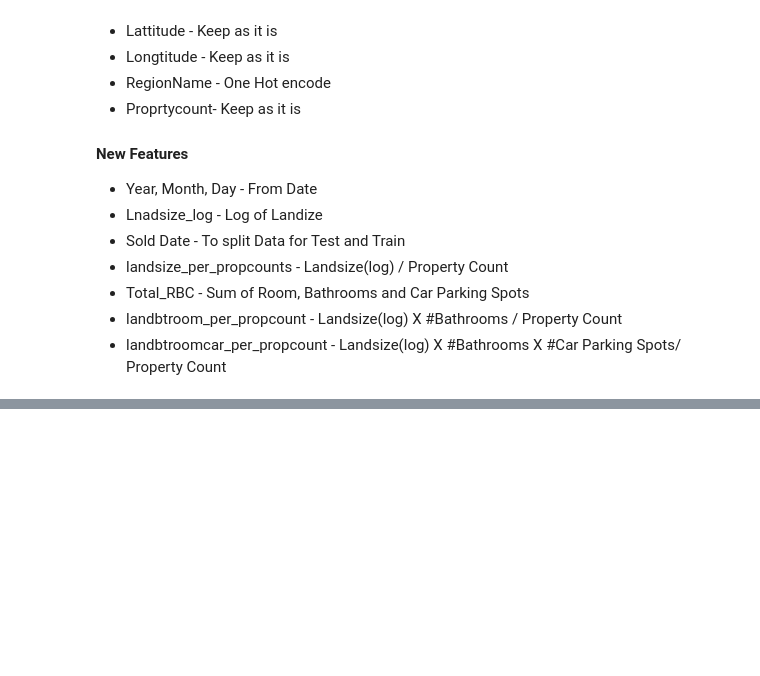
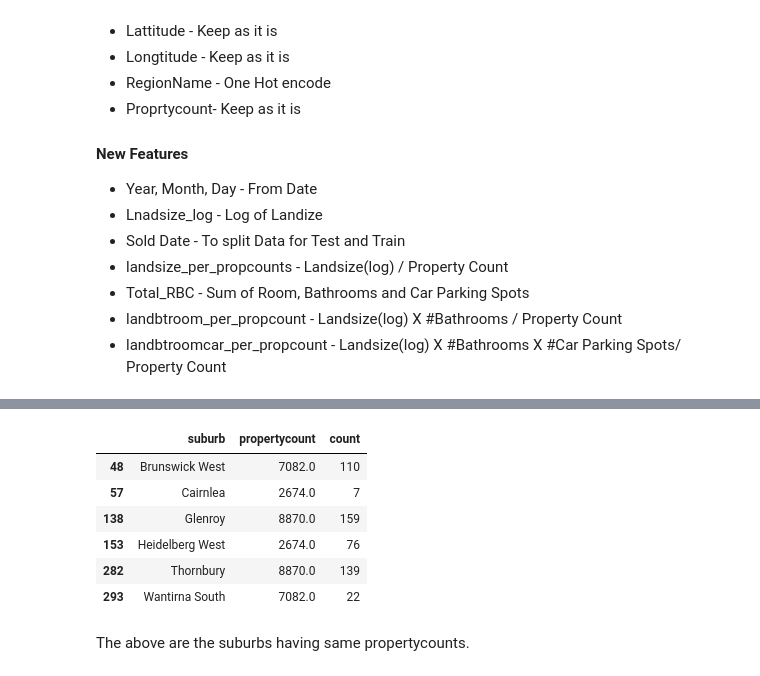
Before and after one commit to ge0rgeth0mas/HOUSE-PRICE-PREDICTOR, a Jupyter notebook: house_price_predictor/data_analysis/EDA.ipynb, the cells around one changed output, grey strips where cells are left out. Drawn from its saved outputs; the diff is of its cells as text; code cells hidden in the pictures; blank space fills up the shorter version.

```diff
--- a/house_price_predictor/data_analysis/EDA.ipynb
+++ b/house_price_predictor/data_analysis/EDA.ipynb
@@ -1021,0 +1081,12 @@ display(df_5['price'].corr(df_5['yearbuilt']))
+# %%
+unique_combinations[unique_combinations.duplicated(subset=['propertycount'], keep=False)]
+# %% [output]
+|  | suburb | propertycount | count |
+| 48 | Brunswick West | 7082.0 | 110 |
+| 57 | Cairnlea | 2674.0 | 7 |
+| 138 | Glenroy | 8870.0 | 159 |
+| 153 | Heidelberg West | 2674.0 | 76 |
+| 282 | Thornbury | 8870.0 | 139 |
+| 293 | Wantirna South | 7082.0 | 22 |
+# %% [markdown]
+The above are the suburbs having same propertycounts.
```
Also changed, not shown: parts of 6 cells of this notebook, 3 other files.
